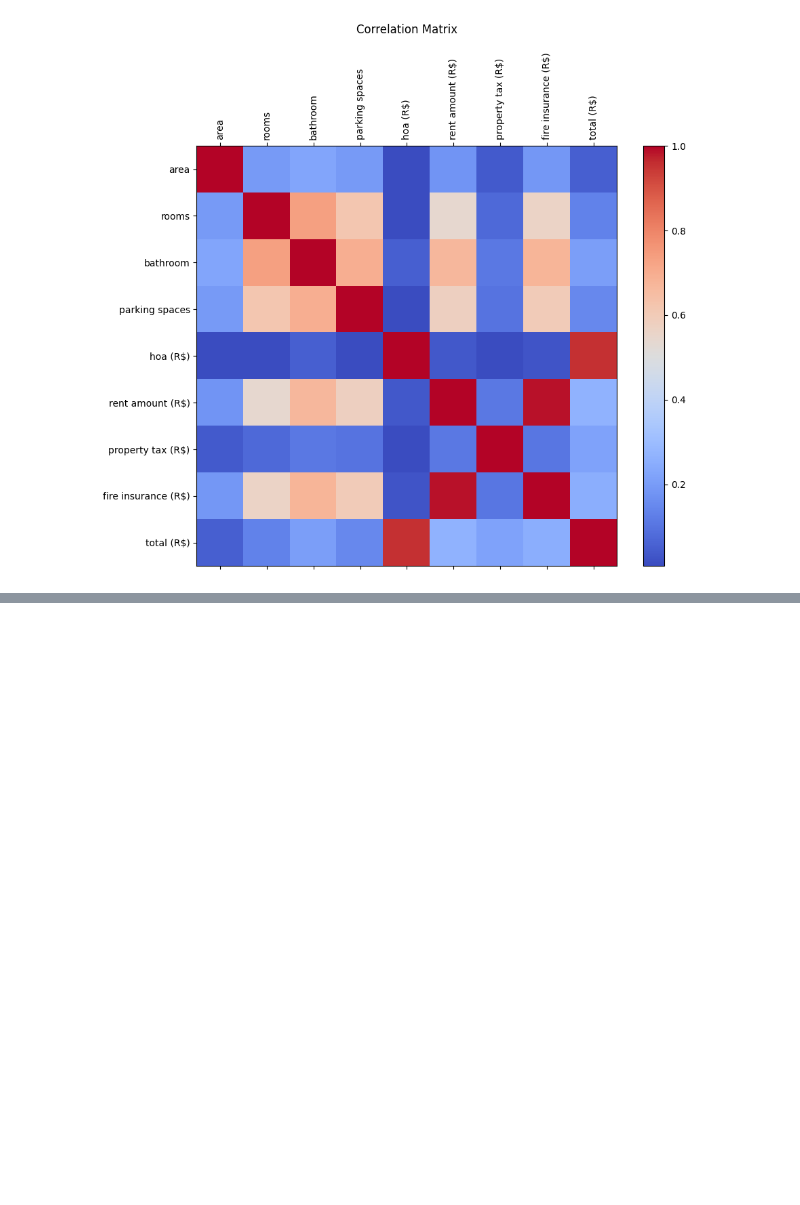
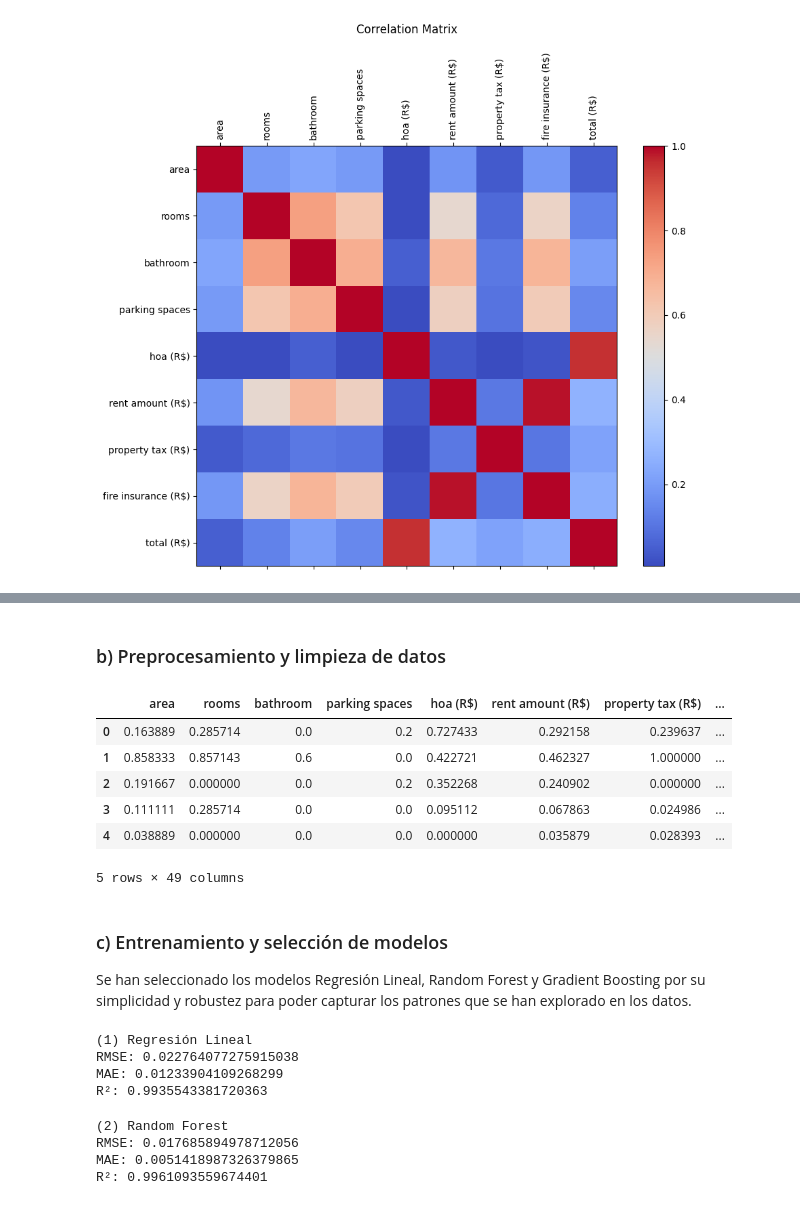
Before and after one commit to MelissaPerez09/Lab08-CC3084, a Jupyter notebook: src/lab08.ipynb, the cells around one changed output, grey strips where cells are left out. Cells and saved outputs as stored; diff of their text form; code cells hidden in the pictures; blank space fills up the shorter version.

Commit message:
[feat]: models

```diff
--- a/src/lab08.ipynb
+++ b/src/lab08.ipynb
@@ -62,12 +66,12 @@ memory usage: 1.1+ MB
 # %%
 # análisis de columnas numéricas
 numeric_data = data.select_dtypes(include=['float64', 'int64'])
-numerical_columns = numeric_data.columns
+numeric_columns = numeric_data.columns
 
 fig, axs = plt.subplots(3, 3, figsize=(15, 12))
 axs = axs.flatten()
 
-for i, col in enumerate(numerical_columns):
+for i, col in enumerate(numeric_columns):
     axs[i].hist(data[col], bins=30, edgecolor='black')
     axs[i].set_title(f'Distribution of {col}')
     axs[i].set_xlabel(col)
@@ -94,0 +112,39 @@ plt.show()
+# %% [markdown]
+### b) Preprocesamiento y limpieza de datos
+# %%
+# desde el inicio no se encontraron valores nulos o faltantes en el dataset
+# valores atípicos
+def cap_outliers(df, columns):
+    for col in columns:
+        Q1 = df[col].quantile(0.25)
+        Q3 = df[col].quantile(0.75)
+        IQR = Q3 - Q1
+        lower_bound = Q1 - 1.5 * IQR
+        upper_bound = Q3 + 1.5 * IQR
+        df[col] = df[col].clip(lower=lower_bound, upper=upper_bound)
+    return df
+
+# Cap outliers for numerical columns
+df_capped = cap_outliers(data.copy(), numeric_columns)
+# %%
+# codificación de variables categoricas
+categorical_columns = ['city', 'animal', 'furniture', 'floor']
+df_capped_encoded = pd.get_dummies(df_capped, columns=categorical_columns, drop_first=True)
+# %%
+# normalización de variables numéricas
+scaler = MinMaxScaler()
+
+df_capped_encoded[numeric_columns] = scaler.fit_transform(df_capped_encoded[numeric_columns])
+
+df_capped_encoded.head()
+# %% [output]
+|  | area | rooms | bathroom | parking spaces | hoa (R$) | rent amount (R$) | property tax (R$) | ... |
+| 0 | 0.163889 | 0.285714 | 0.0 | 0.2 | 0.727433 | 0.292158 | 0.239637 | ... |
+| 1 | 0.858333 | 0.857143 | 0.6 | 0.0 | 0.422721 | 0.462327 | 1.000000 | ... |
+| 2 | 0.191667 | 0.000000 | 0.0 | 0.2 | 0.352268 | 0.240902 | 0.000000 | ... |
+| 3 | 0.111111 | 0.285714 | 0.0 | 0.0 | 0.095112 | 0.067863 | 0.024986 | ... |
+| 4 | 0.038889 | 0.000000 | 0.0 | 0.0 | 0.000000 | 0.035879 | 0.028393 | ... |
+5 rows × 49 columns
+# %% [markdown]
+### c) Entrenamiento y selección de modelos
+Se han seleccionado los modelos Regresión Lineal, Random Forest y Gradient Boosting por su simplicidad y robustez para poder capturar los patrones que se han explorado en los datos.
@@ -94,0 +162,34 @@ plt.show()
+# %%
+# regresión lineal
+linear_model.fit(X_train, y_train)
+y_pred_linear = linear_model.predict(X_test)
+rmse_linear = root_mean_squared_error(y_test, y_pred_linear)
+mae_linear = mean_absolute_error(y_test, y_pred_linear)
+r2_linear = r2_score(y_test, y_pred_linear)
+
+print ("(1) Regresión Lineal")
+print(f"RMSE: {rmse_linear}")
+print(f"MAE: {mae_linear}")
+print(f"R²: {r2_linear}")
+# %% [output]
+(1) Regresión Lineal
+RMSE: 0.022764077275915038
+MAE: 0.01233904109268299
+R²: 0.9935543381720363
+# %%
+# random forest
+random_forest_model.fit(X_train, y_train)
+y_pred_rf = random_forest_model.predict(X_test)
+rmse_rf = root_mean_squared_error(y_test, y_pred_rf)
+mae_rf = mean_absolute_error(y_test, y_pred_rf)
+r2_rf = r2_score(y_test, y_pred_rf)
+
+print ("(2) Random Forest")
+print(f"RMSE: {rmse_rf}")
+print(f"MAE: {mae_rf}")
+print(f"R²: {r2_rf}")
+# %% [output]
+(2) Random Forest
+RMSE: 0.017685894978712056
+MAE: 0.0051418987326379865
+R²: 0.9961093559674401
```
Also changed, not shown: parts of 6 cells of this notebook.
